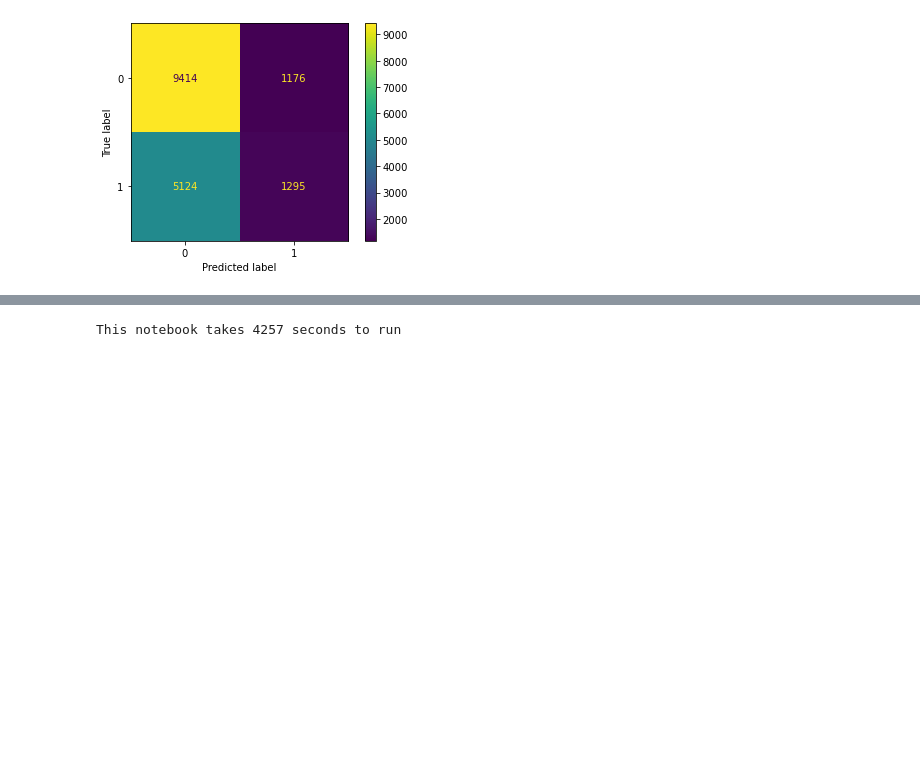
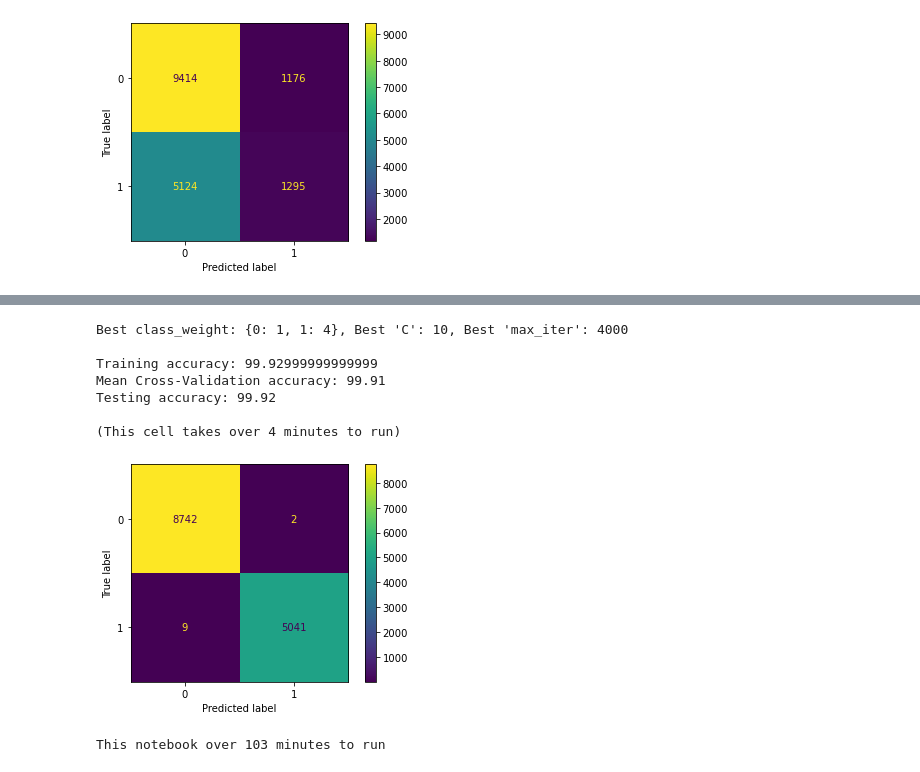
Before and after one commit to MNemanow/Loan_Default_classification, a Jupyter notebook: Modeling.ipynb, the cells around one changed output, grey strips where cells are left out. Cells and saved outputs as stored; diff of their text form; code cells hidden in the pictures; blank space fills up the shorter version.

```diff
--- a/Modeling.ipynb
+++ b/Modeling.ipynb
@@ -507,0 +580,3 @@ Testing accuracy: 62.96000000000001
+# %%
+last_3_yr_df.dropna(inplace=True)
+last_3_yr_df
@@ -507,0 +599,4 @@ Testing accuracy: 62.96000000000001
+# %%
+bad_3_yr = last_3_yr_df[last_3_yr_df.grade.isin(['D', 'E', 'F', 'G'])].copy()
+print(bad_3_yr['int_rate'].mean())
+bad_3_yr.loan_status.value_counts(normalize=True)
@@ -508,5 +645,45 @@ Testing accuracy: 62.96000000000001
+# %%
+X = bad_3_yr.drop(['loan_status', 'issue_d'],axis=1).copy()
+y = bad_3_yr['loan_status'].copy()
+X_train, X_test, y_train, y_test = train_test_split(X, y, test_size=0.15, random_state=42)
+# %%
+# instantiate scaler
+sc = StandardScaler()
+
+# seperate the numerical and categorical columns for training and testing data so that I can scale the numerical
+# and then concatenate them.
+# reset the index for smoothe concatenation
+num_train = X_train.select_dtypes(include='float64').reset_index(drop=True)
+num_test = X_test.select_dtypes(include='float64').reset_index(drop=True)
+cat_train = X_train.select_dtypes(include='int64').reset_index(drop=True)
+cat_test = X_test.select_dtypes(include='int64').reset_index(drop=True)
+
+# fit and transform the scaler on training and testing data
+sc_num_train = sc.fit_transform(num_train)
+sc_num_test = sc.transform(num_test)
+# put the scaled data back into a dataframe
+sc_train_df = pd.DataFrame(sc_num_train, columns=num_train.columns)
+sc_test_df = pd.DataFrame(sc_num_test, columns=num_test.columns)
+
+# concatenate back together
+X_train_ready = pd.concat([sc_train_df, cat_train], axis=1)
+X_test_ready = pd.concat([sc_test_df, cat_test], axis=1)
+# %%
+cell_start = time.time()
+logreg(X_train_ready, X_test_ready, y_train, y_test)
+print("")
+print(f'(This cell takes over {int((time.time() - cell_start)/60)} minutes to run)')
+# %% [output]
+Best class_weight: {0: 1, 1: 4}, Best 'C': 10, Best 'max_iter': 4000
+
+Training accuracy: 99.92999999999999
+Mean Cross-Validation accuracy: 99.91
+Testing accuracy: 99.92
+
+(This cell takes over 4 minutes to run)
+[figure, added]
 # %%
 notebook_end = time.time()
-print(f'This notebook takes {int(notebook_end - notebook_start)} seconds to run')
+print(f'This notebook over {int((notebook_end - notebook_start)/60)} minutes to run')
 # %% [output]
-This notebook takes 4257 seconds to run
+This notebook over 103 minutes to run
```
Also changed, not shown: parts of 23 cells of this notebook.
